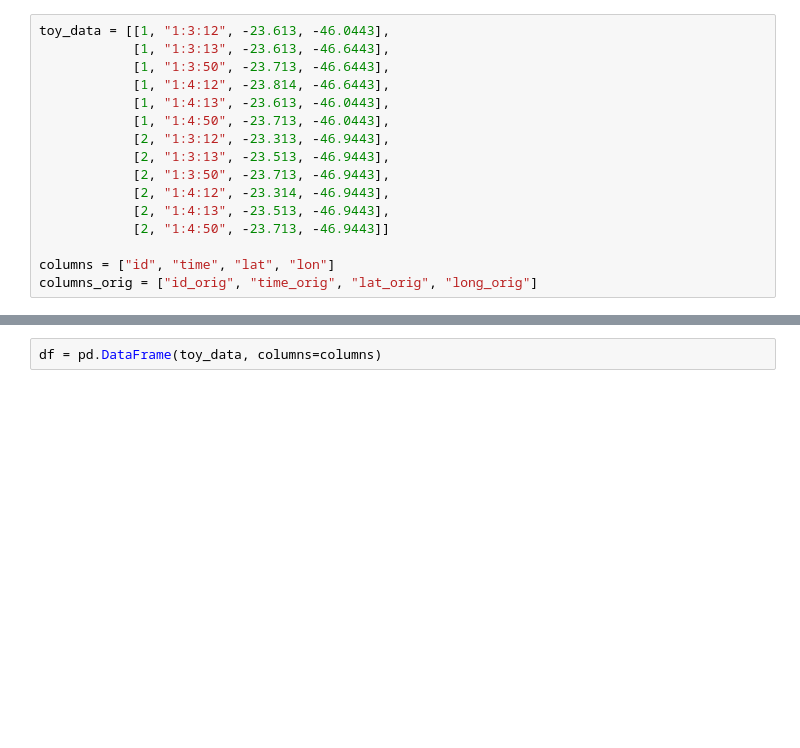
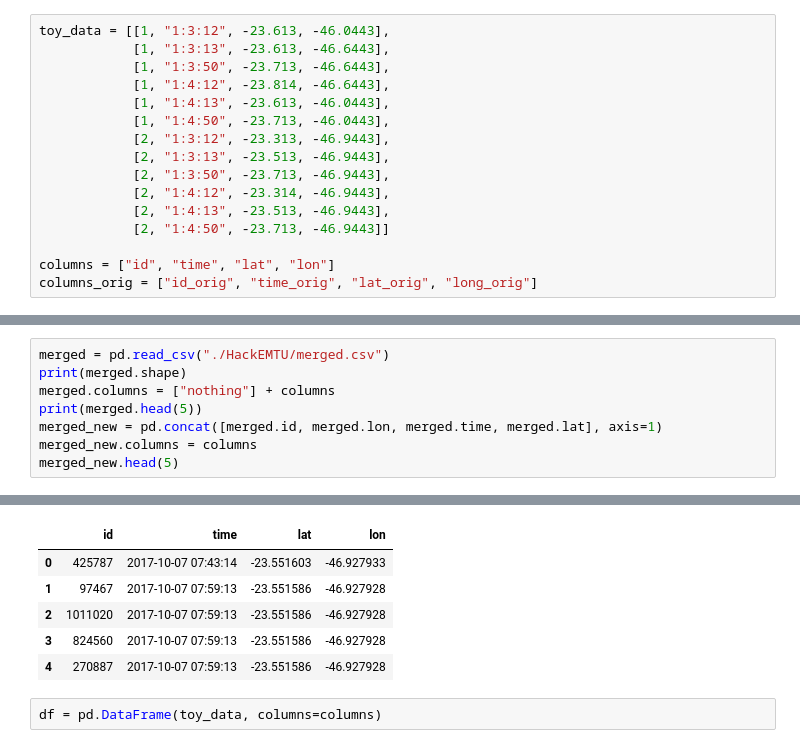
Before and after one commit to lethuss/HackEMTU, a Jupyter notebook: O-D estimation.ipynb, the cells around one changed output, grey strips where cells are left out. Drawn from its saved outputs; the diff is of its cells as text; blank space fills up the shorter version.

```diff
--- a/O-D estimation.ipynb
+++ b/O-D estimation.ipynb
@@ -24,0 +37,9 @@ columns_orig = ["id_orig", "time_orig", "lat_orig", "long_orig"]
+# %%
+merged = pd.read_csv("./HackEMTU/merged.csv")
+print(merged.shape)
+merged.columns = ["nothing"] + columns
+print(merged.head(5))
+merged_new = pd.concat([merged.id, merged.lon, merged.time, merged.lat], axis=1)
+merged_new.columns = columns
+merged_new.head(5)
+# %% [output]
@@ -25,3 +53,9 @@ columns_orig = ["id_orig", "time_orig", "lat_orig", "long_orig"]
+|  | id | time | lat | lon |
+| 0 | 425787 | 2017-10-07 07:43:14 | -23.551603 | -46.927933 |
+| 1 | 97467 | 2017-10-07 07:59:13 | -23.551586 | -46.927928 |
+| 2 | 1011020 | 2017-10-07 07:59:13 | -23.551586 | -46.927928 |
+| 3 | 824560 | 2017-10-07 07:59:13 | -23.551586 | -46.927928 |
+| 4 | 270887 | 2017-10-07 07:59:13 | -23.551586 | -46.927928 |
 # %%
 df = pd.DataFrame(toy_data, columns=columns)
 # %%
```
Also changed, not shown: parts of 14 cells of this notebook, 1 other file.
